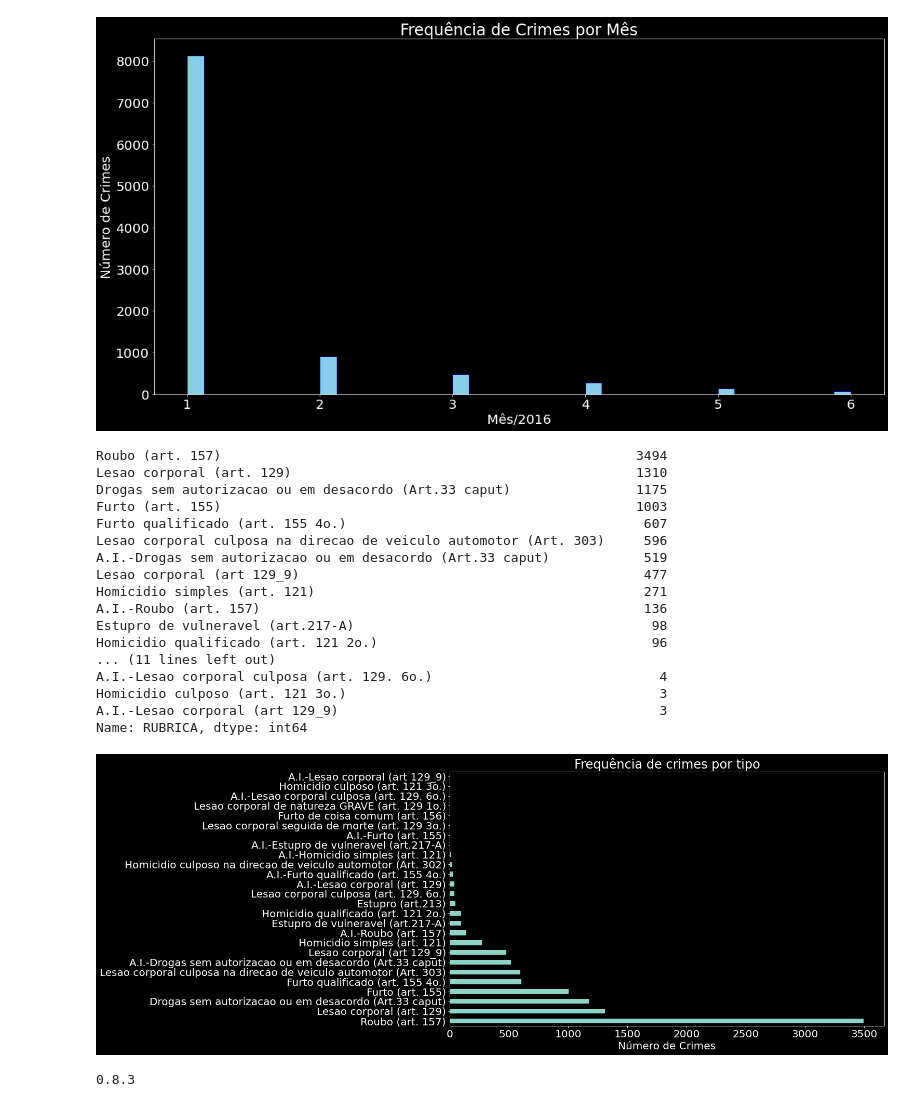
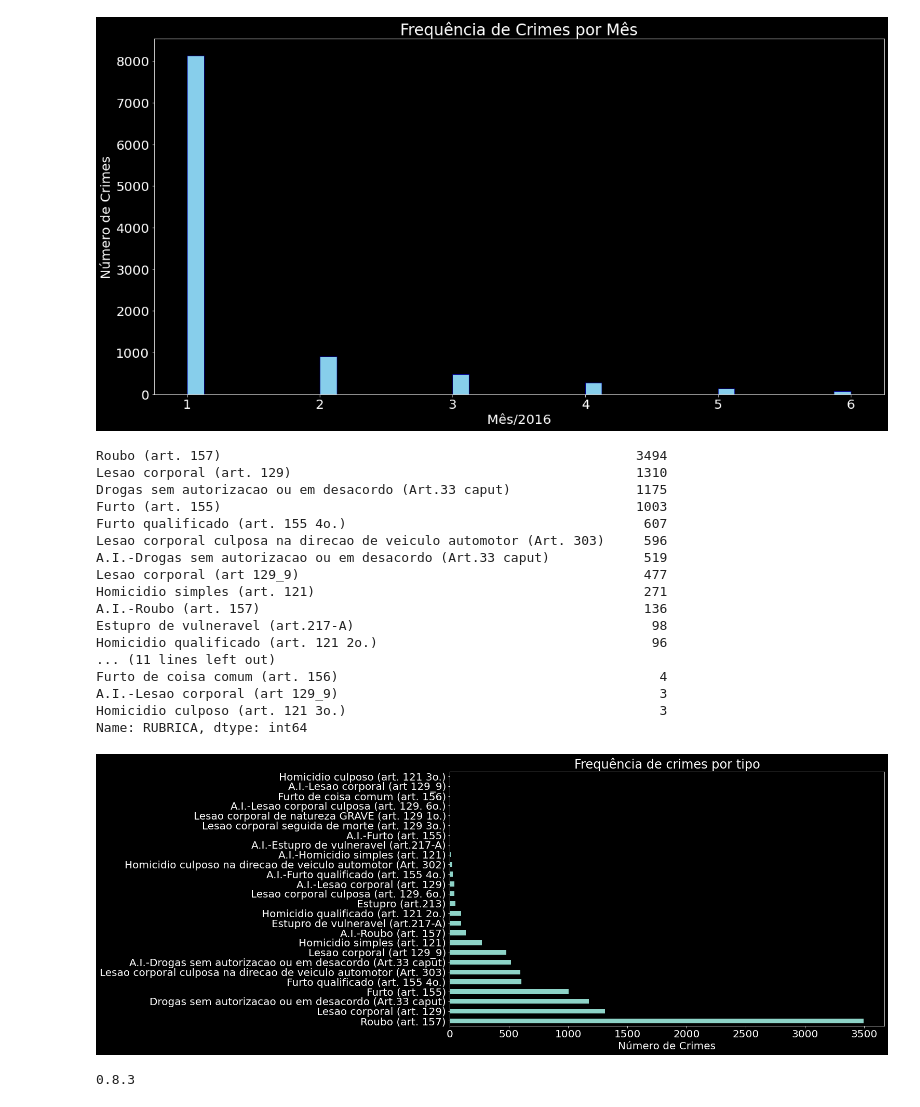
Before and after one commit to debora28/pi-2020.2, a Jupyter notebook: 07_12_Crime_E2.ipynb, the cells around one changed output. Cells and saved outputs as stored; diff of their text form; code cells hidden in the pictures.

```diff
--- a/07_12_Crime_E2.ipynb
+++ b/07_12_Crime_E2.ipynb
@@ -404,0 +320,2 @@ delito = data2["RUBRICA"]
+# %%
+data['COR'].fillna('Branca', inplace=True)
@@ -404,0 +333,2 @@ delito = data2["RUBRICA"]
+# %%
+data['DESCR_GRAU_INSTRUCAO'].fillna('2 Grau completo', inplace=True)
@@ -404,0 +350,2 @@ delito = data2["RUBRICA"]
+# %%
+data['IDADE_PESSOA'].fillna('30', inplace=True)
@@ -404,0 +367,2 @@ delito = data2["RUBRICA"]
+# %%
+data['DESCR_PROFISSAO'].fillna('POLICIAL MILITAR', inplace=True)
@@ -414,7 +424,7 @@ plt.show()
 # %% [output]
 [figure]
 # %%
-data2['RUBRICA'].value_counts()
+data['RUBRICA'].value_counts()
 # %% [output]
 Roubo (art. 157)                                                     3494
 Lesao corporal (art. 129)                                            1310
@@ -429,16 +439,16 @@ A.I.-Roubo (art. 157)                                                 136
 Estupro de vulneravel (art.217-A)                                      98
 Homicidio qualificado (art. 121 2o.)                                   96
 ... (11 lines left out)
-A.I.-Lesao corporal culposa (art. 129. 6o.)                             4
+Furto de coisa comum (art. 156)                                         4
+A.I.-Lesao corporal (art 129_9)                                         3
 Homicidio culposo (art. 121 3o.)                                        3
-A.I.-Lesao corporal (art 129_9)                                         3
 Name: RUBRICA, dtype: int64
 # %%
 plt.style.use('dark_background')
 plt.figure(figsize=(15,9))
 plt.xlabel('Número de Crimes')
-data2['RUBRICA'].value_counts().plot(kind='barh', title='Frequência de crimes por tipo')
+data['RUBRICA'].value_counts().plot(kind='barh', title='Frequência de crimes por tipo')
 plt.show()
 # %% [output]
-[figure, old version]
+[figure, new version]
 # %%
```
Also changed, not shown: parts of 82 cells of this notebook.
